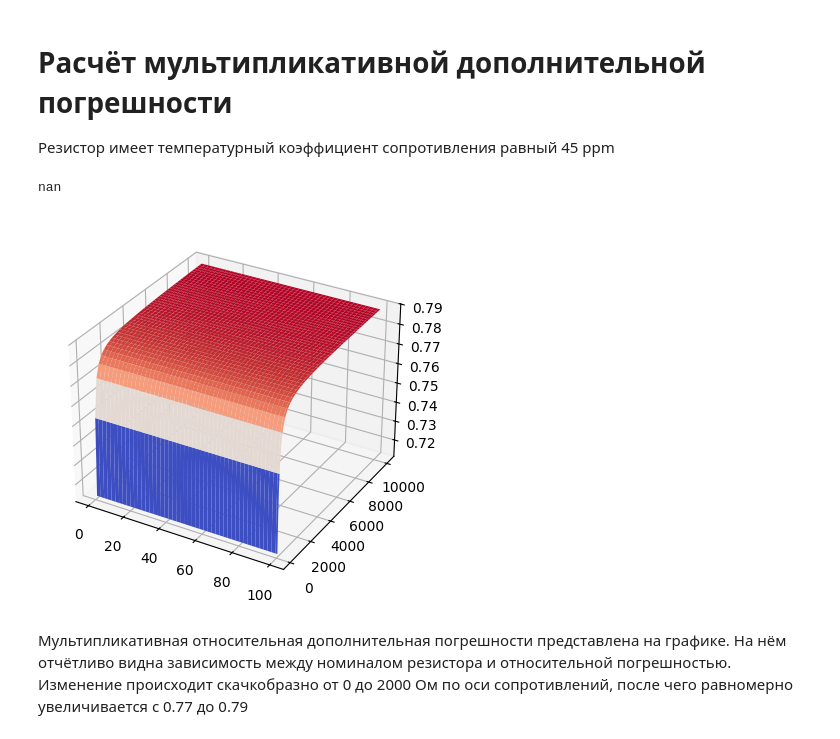
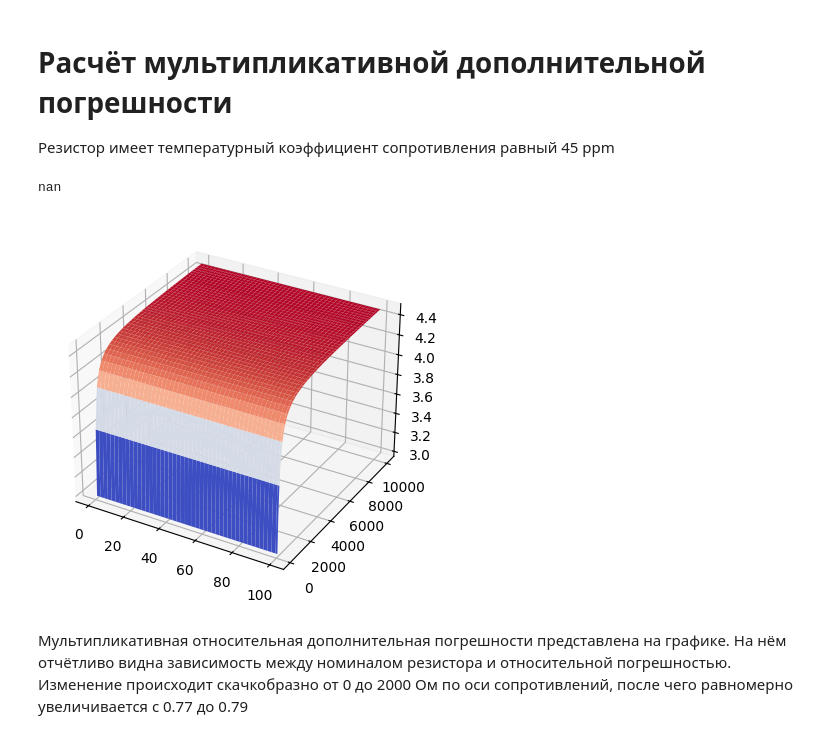
Before and after one commit to Niatomi/portable-phone-osciloscope, a Jupyter notebook: metrological-calculation/src/voltage-error-calc.ipynb, the cells around one changed output. Saved outputs shown, nothing was run; the diff lists cells and outputs as text; code cells hidden in the pictures.

```diff
--- a/metrological-calculation/src/voltage-error-calc.ipynb
+++ b/metrological-calculation/src/voltage-error-calc.ipynb
@@ -125,35 +125,35 @@ np.amax(Z)
 Резистор имеет температурный коэффициент сопротивления равный 45 ppm
 # %%
 r_temp_ppm = 45
-r_temp = 45 * (1 / (10 ^ 6))
+r_temp = 45 * (1 / (10 ** 6))
 
 
 def ref_measure(u_input, r):
     return u_input * (50.55 / (r + 50.55))
 
 
 def actual_measure(u_input, r: int):
     return ref_measure(u_input, r * (1 + r_temp))
 
 
 def relative_mesure(u_input, r):
     return np.abs(actual_measure(u_input, r) - ref_measure(u_input, r)) / ref_measure(u_input, r)
 
 
 # Для одного градуса
 x_layer = np.linspace(start=0, stop=100, num=512)
 X = np.array(x_layer)
 Y = RESITANCES
 
 X, Y = np.meshgrid(X, Y)
 Z = relative_mesure(X, Y)
 
 fig, ax = plt.subplots(subplot_kw={"projection": "3d"})
 surf = ax.plot_surface(X, Y, Z, linewidth=0, antialiased=True, shade=True, cmap=cm.coolwarm)
 np.amax(Z)
 # %% [output]
 nan
-[figure, old version]
+[figure, new version]
 # %% [markdown]
 Мультипликативная относительная дополнительная погрешности представлена на графике. На нём отчётливо видна зависимость между номиналом резистора и относительной погрешностью. Изменение происходит скачкобразно от 0 до 2000 Ом по оси сопротивлений, после чего равномерно увеличивается с 0.77 до 0.79
 # %% [markdown]
```
Also changed, not shown: parts of 2 cells of this notebook.
